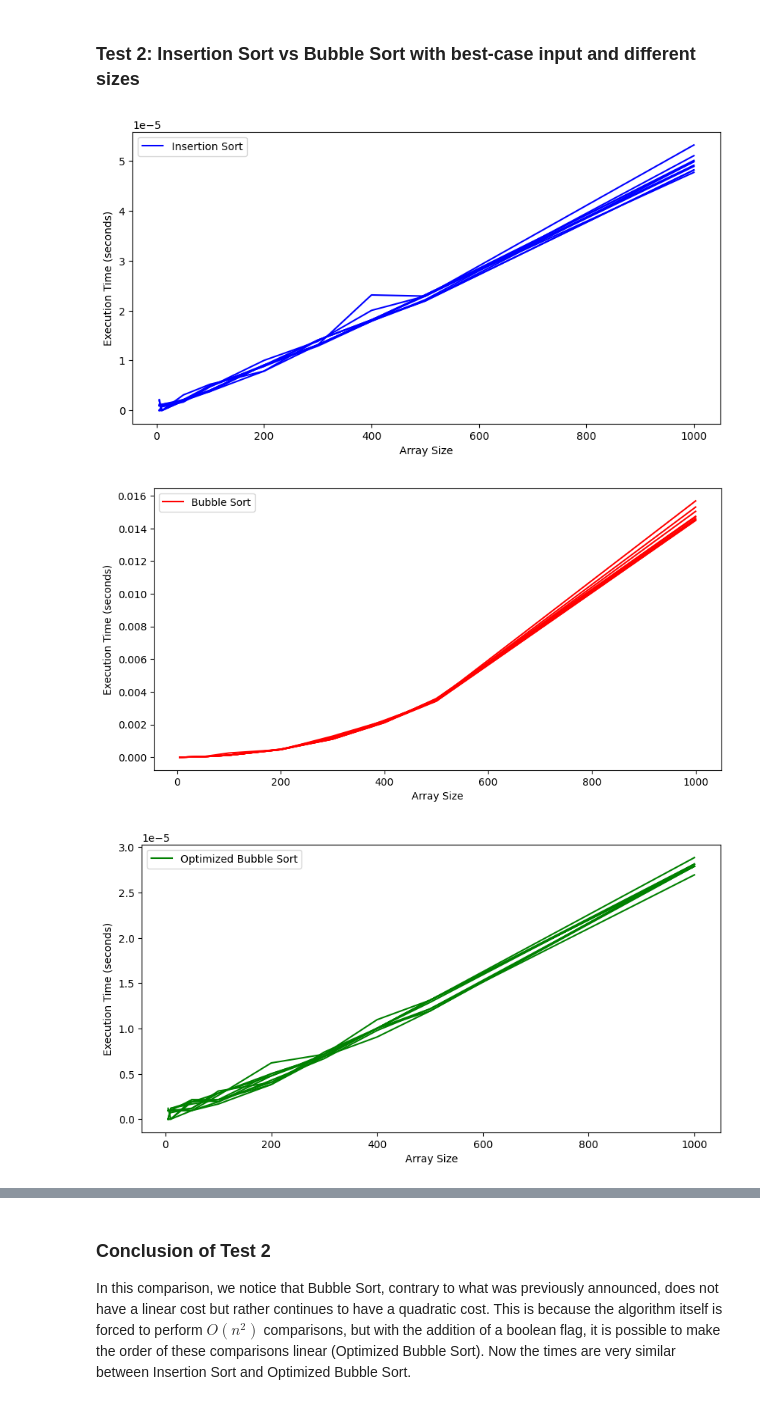
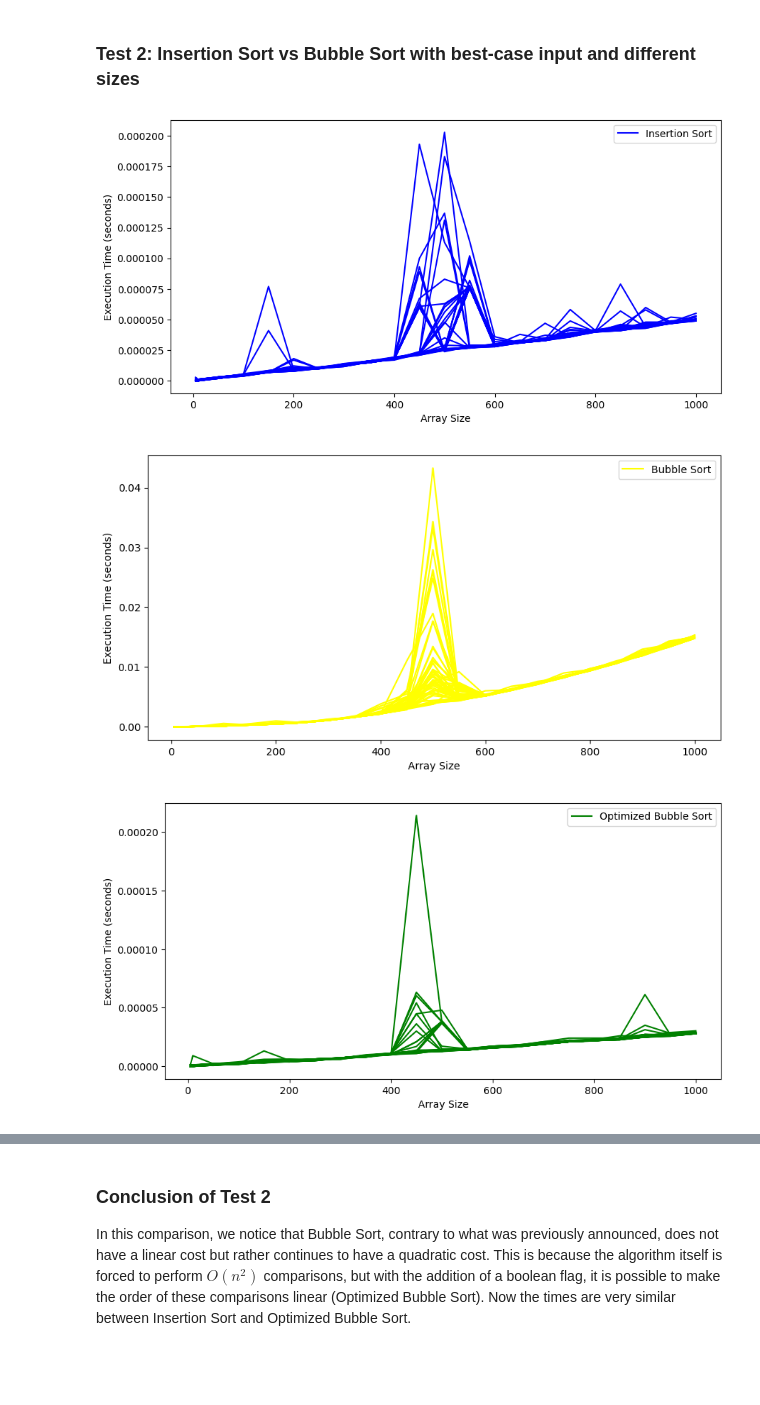
Before and after one commit to eliainnocenti/InsertionSort_BubbleSort, a Jupyter notebook: InsertionSort_BubbleSort.ipynb, the cells around one changed output, grey strips where cells are left out. Drawn from its saved outputs; the diff is of its cells as text; code cells hidden in the pictures; blank space fills up the shorter version.

```diff
--- a/InsertionSort_BubbleSort.ipynb
+++ b/InsertionSort_BubbleSort.ipynb
@@ -175,7 +175,7 @@ def measure_sorting_times(algorithm, array_size, num_executions):
 def plot_sorting_time_data(array_sizes, insertion_sort_times, bubble_sort_times):
     # Line colors
     insertion_sort_color = 'blue'
-    bubble_sort_color = 'red'
+    bubble_sort_color = 'yellow'
 
     # Create a plot for Insertion Sort
     plt.figure(figsize = (10, 5))
@@ -198,10 +198,10 @@ def plot_sorting_time_data(array_sizes, insertion_sort_times, bubble_sort_times)
     plt.show()
 
 # Array sizes to test
-array_sizes = [5, 10, 50, 100, 200, 300, 400, 500, 1000]
+array_sizes = [5, 10, 50, 100, 150, 200, 250, 300, 350, 400, 450, 500, 550, 600, 650, 700, 750, 800, 850, 900, 950, 1000]
 
 # Number of executions for each array size
-num_executions = 10
+num_executions = 50
 
 # Measure execution times
 insertion_sort_times = []
@@ -219,7 +219,7 @@ plot_sorting_time_data(array_sizes, insertion_sort_times, bubble_sort_times)
 def plot_average_execution_times(array_sizes, insertion_sort_times, bubble_sort_times):
     # Line colors
     insertion_sort_color = 'blue'
-    bubble_sort_color = 'red'
+    bubble_sort_color = 'yellow'
 
     # Calculate the average execution times for Insertion Sort and Bubble Sort
     insertion_sort_avg_times = [statistics.mean(times) for times in insertion_sort_times]
@@ -246,13 +246,8 @@ for i, size in enumerate(array_sizes):
     insertion_sort_avg_time = statistics.mean(insertion_sort_times[i])
     bubble_sort_avg_time = statistics.mean(bubble_sort_times[i])
 
-    # Determine the color based on the minimum time
-    if insertion_sort_avg_time < bubble_sort_avg_time:
-        insertion_sort_color = "\033[32m"  # Green
-        bubble_sort_color = "\033[31m"     # Red
-    else:
-        insertion_sort_color = "\033[31m"  # Red
-        bubble_sort_color = "\033[32m"     # Green
+    insertion_sort_color = "\033[34m" # Blue
+    bubble_sort_color = "\033[33m"    # Yellow
 
     # Print the times with appropriate colors
     print("{:<10} {}{:<20f}\033[0m {}{:<20f}\033[0m".format(size, insertion_sort_color, insertion_sort_avg_time, bubble_sort_color, bubble_sort_avg_time))
@@ -361,7 +363,7 @@ def measure_sorting_times(algorithm, array_size, num_executions, preordered_arra
 def plot_sorting_time_data(array_sizes, insertion_sort_times, bubble_sort_times, optimized_bubble_sort_times):
     # Line colors
     insertion_sort_color = 'blue'
-    bubble_sort_color = 'red'
+    bubble_sort_color = 'yellow'
     optimized_bubble_sort_color = 'green'
 
     # Create a plot for Insertion Sort
@@ -395,11 +397,11 @@ def plot_sorting_time_data(array_sizes, insertion_sort_times, bubble_sort_times,
     plt.show()
 
 # Array sizes to test
-array_sizes = [5, 10, 50, 100, 200, 300, 400, 500, 1000]
+array_sizes = [5, 10, 50, 100, 150, 200, 250, 300, 350, 400, 450, 500, 550, 600, 650, 700, 750, 800, 850, 900, 950, 1000]
 array_sizes_reduced = [5, 10, 15, 20, 25]
 
 # Number of executions for each array size
-num_executions = 10
+num_executions = 50
 
 # Measure execution times
 insertion_sort_times = []
@@ -428,7 +430,7 @@ optimized_bubble_sort_times_reduced = optimized_bubble_sort_times[:5]
 def plot_average_execution_times(array_sizes, insertion_sort_times, bubble_sort_times, optimized_bubble_sort_times):
     # Line colors
     insertion_sort_color = 'blue'
-    bubble_sort_color = 'red'
+    bubble_sort_color = 'yellow'
     optimized_bubble_sort_color = 'green'
 
     # Calculate the average execution times for Insertion Sort, Bubble Sort and Optimized Bubble Sort
@@ -436,45 +438,36 @@ def plot_average_execution_times(array_sizes, insertion_sort_times, bubble_sort_
     bubble_sort_avg_times = [statistics.mean(times) for times in bubble_sort_times_reduced]
     optimized_bubble_sort_avg_times = [statistics.mean(times) for times in optimized_bubble_sort_times_reduced]
 
     # Create a plot for average execution times
     plt.figure(figsize=(10, 5))
     plt.plot(array_sizes, insertion_sort_avg_times, label='Insertion Sort', color=insertion_sort_color, linestyle='-')
     plt.plot(array_sizes, bubble_sort_avg_times, label='Bubble Sort', color=bubble_sort_color, linestyle='-')
     plt.plot(array_sizes, optimized_bubble_sort_avg_times, label='Optimized Bubble Sort', color=optimized_bubble_sort_color, linestyle='-')
     plt.xlabel('Array Size')
     plt.ylabel('Average Execution Time (seconds)')
     plt.legend(['Insertion Sort', 'Bubble Sort', 'Optimized Bubble Sort'])
     plt.title('Average Execution Times')
 
     # Show the plot
     plt.show()
 
 # Show average times
 plot_average_execution_times(array_sizes_reduced, insertion_sort_times, bubble_sort_times, optimized_bubble_sort_times)
 
 # Print a table with execution times
 print("{:<10} {:<20} {:<20} {:<20}".format("Array Size", "Insertion Sort Time", "Bubble Sort Time", "Optimized Bubble Sort Time"))
 for i, size in enumerate(array_sizes):
     insertion_sort_avg_time = statistics.mean(insertion_sort_times[i])
     bubble_sort_avg_time = statistics.mean(bubble_sort_times[i])
     optimized_bubble_sort_avg_time = statistics.mean(optimized_bubble_sort_times[i])
 
-    # Determine the color based on the minimum time
-    if insertion_sort_avg_time == optimized_bubble_sort_avg_time:
-        insertion_sort_color = "\033[32m"            # Green
-        optimized_bubble_sort_color = "\033[32m"     # Green
-    elif insertion_sort_avg_time < optimized_bubble_sort_avg_time:
-        insertion_sort_color = "\033[32m"            # Green
-        optimized_bubble_sort_color = "\033[31m"     # Red
-    else:
-        insertion_sort_color = "\033[31m"            # Red
-        optimized_bubble_sort_color = "\033[32m"     # Green
-
-    bubble_sort_color = "\033[34m"  # Blue
+    insertion_sort_color = "\033[34m"        # Blue
+    bubble_sort_color = "\033[33m"           # Yellow
+    optimized_bubble_sort_color = "\033[32m" # Green
 
     # Print the times with appropriate colors
     print("{:<10} {}{:<20f}\033[0m {}{:<20f}\033[0m {}{:<20f}\033[0m".format(size, insertion_sort_color, insertion_sort_avg_time, bubble_sort_color, bubble_sort_avg_time, optimized_bubble_sort_color, optimized_bubble_sort_avg_time))
 # %% [output]
-[figure, old version]
+[figure, new version]
-[figure, old version]
+[figure, new version]
-[figure, old version]
+[figure, new version]
```
Also changed, not shown: parts of 3 cells of this notebook.
